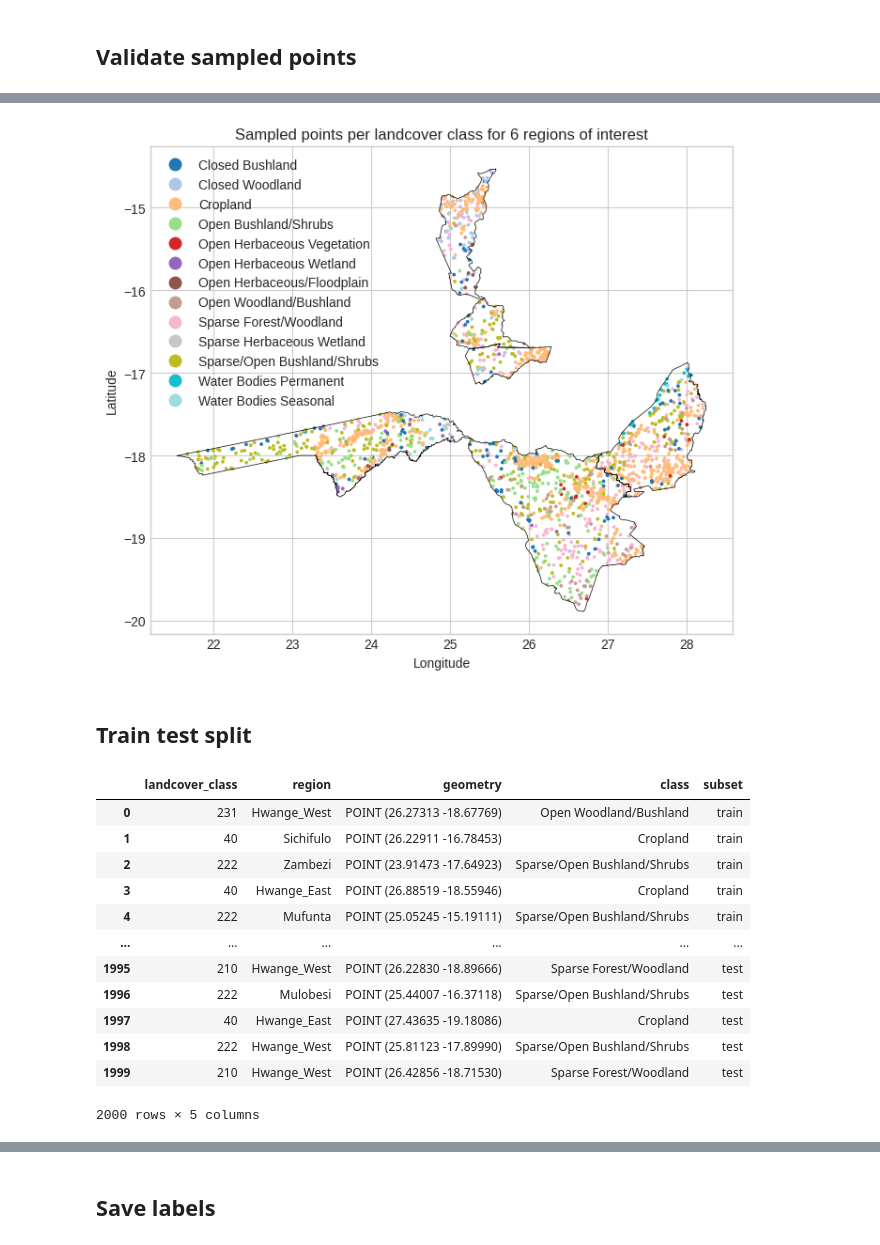
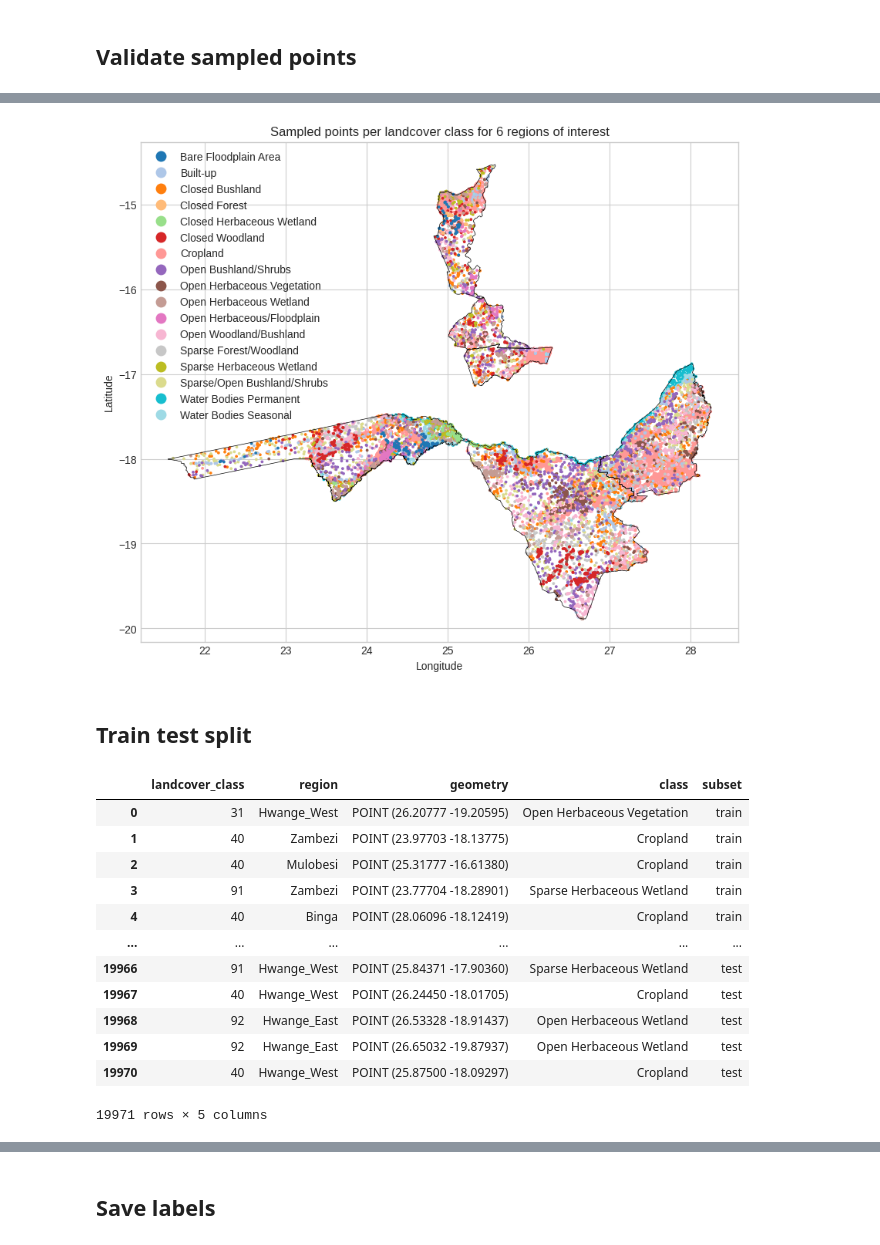
Before and after one commit to alexvmt/farm_plot_detection, a Jupyter notebook: sample_points_from_kaza_landcover_2020.ipynb, the cells around one changed output, grey strips where cells are left out. Saved outputs shown, nothing was run; the diff lists cells and outputs as text; code cells hidden in the pictures.

Commit message:
change sampling procedure

```diff
--- a/sample_points_from_kaza_landcover_2020.ipynb
+++ b/sample_points_from_kaza_landcover_2020.ipynb
@@ -127,6 +182,6 @@ def split_large_regions(polygon, region_geodataframe, region_name, total_area, s
     return west_east
 # %%
 hwange_split_polygon = Polygon([(25, -20), (25, -17.5), (26.5, -17.5), (26.5, -20), (25, -20)])
-hwange_split = split_large_regions(hwange_split_polygon, regions_of_interest, 'Hwange', total_area, samples_per_class)
+hwange_split = split_large_regions(hwange_split_polygon, regions_of_interest, 'Hwange', total_area, n, landcover_mapping)
 hwange_split
 # %% [output]
@@ -221,14 +249,39 @@ def extract_data_from_raster(raster_file_path):
 
     return dataframe
 # %%
-def sample_points(points_dataframe, regions_dataframe, region_name, positive_class):
+def sample_points(points_dataframe, regions_dataframe, region_name, crop_landcover_code, landcover_mapping, n):
 
-    n = regions_dataframe[regions_dataframe['region'] == region_name]['samples_per_class'].values
+    n_points = round(regions_dataframe[regions_dataframe['region'] == region_name]['samples'].values[0] / 2)
 
-    samples_positive_class = points_dataframe[points_dataframe['landcover_class'] == positive_class].sample(n, random_state=seed)
-    samples_negative_class = points_dataframe[points_dataframe['landcover_class'] != positive_class].sample(n, random_state=seed)
+    print('        Sampling {} crop points...'.format(n_points))
+    crop_samples = points_dataframe[points_dataframe['landcover_class'] == crop_landcover_code].sample(n_points, random_state=seed)
 
-    all_samples = pd.concat([samples_positive_class, samples_negative_class], axis=0).reset_index(drop=True)
+    print('        Sampling {} non-crop points...'.format(n_points))
+
+    existing_landcover_codes = list(points_dataframe[~points_dataframe['landcover_class'].isin([crop_landcover_code])]['landcover_class'].unique())
+    existing_landcover_codes.extend([crop_landcover_code])
+    not_existing_landcover_codes = list(landcover_mapping[~landcover_mapping['code'].isin(existing_landcover_codes)]['class'])
+
+    if len(not_existing_landcover_codes) > 0:
+        print('            The following landcover classes do not exist in {}:'.format(region))
+        for landcover_class in not_existing_landcover_codes:
+            print('                {}'.format(landcover_class))
+
+    non_crop_samples = pd.DataFrame()
+    n_points_per_non_crop_landcover_class = round(n_points / len(existing_landcover_codes))
+
+    for code in existing_landcover_codes:
+
+        samples = points_dataframe[points_dataframe['landcover_class'].isin([code])].reset_index(drop=True)
+        total_samples = len(samples)
+
+        if total_samples >= n_points_per_non_crop_landcover_class:
+            non_crop_samples = pd.concat([non_crop_samples, samples.sample(n_points_per_non_crop_landcover_class, random_state=seed)], ignore_index=True)
+        elif total_samples > 0 & total_samples < n_points_per_non_crop_landcover_class:
+            print('            Not enough samples for landcover class {}; using only {} samples instead...'.format(code, total_samples))
+            non_crop_samples = pd.concat([non_crop_samples, samples.sample(total_samples, random_state=seed)], ignore_index=True)
+
+    all_samples = pd.concat([crop_samples, non_crop_samples], axis=0).reset_index(drop=True)
     all_samples['region'] = region_name
 
     return all_samples
@@ -266,12 +319,15 @@ for region in regions:
     df = extract_data_from_raster(os.path.join(raster_path, region.lower() + '.tif'))
 
     print('    Sampling points...')
-    samples = sample_points(df, regions_of_interest, region, positive_class)
+    samples = sample_points(df, regions_of_interest, region, crop_landcover_code, landcover_mapping, n)
 
     print('    Making geodataframe...')
     samples_gdf = make_geodataframe(samples, out_transform)
 
     sampled_points_per_region = pd.concat([sampled_points_per_region, samples_gdf], axis=0)
+
+    print('Processing {} completed.'.format(region))
+    print('\n')
 # %% [output]
 Processing Binga...
     Clipping raster...
@@ -398,37 +507,37 @@ plt.show()
 # %%
-fig, ax = plt.subplots(figsize=(8,8))
+fig, ax = plt.subplots(figsize=(10,10))
 
 regions_of_interest[~regions_of_interest['region'].isin(['Hwange_West', 'Hwange_East'])].exterior.to_crs(epsg=4326).plot(ax=ax, edgecolor='black', linewidth=0.5)
 
 sampled_points_per_region.plot(ax=ax, column='class', markersize=3, categorical=True, legend=True, label='class', cmap='tab20')
 
 plt.xlabel('Longitude')
 plt.ylabel('Latitude')
 plt.title('Sampled points per landcover class for 6 regions of interest')
 
 plt.show()
 # %% [output]
-[figure, old version]
+[figure, new version]
 # %% [markdown]
 ## Train test split
 # %%
 sampled_points_per_region = sampled_points_per_region.sample(frac=1, random_state=seed).reset_index(drop=True)
-sampled_points_per_region['subset'] = ['train'] * int(len(sampled_points_per_region) * 0.8) + ['test'] * int(len(sampled_points_per_region) * 0.2)
+sampled_points_per_region['subset'] = ['train'] * round(len(sampled_points_per_region) * 0.8) + ['test'] * round(len(sampled_points_per_region) * 0.2)
 sampled_points_per_region
 # %% [output]
 |  | landcover_class | region | geometry | class | subset |
-| 0 | 231 | Hwange_West | POINT (26.27313 -18.67769) | Open Woodland/Bushland | train |
-| 1 | 40 | Sichifulo | POINT (26.22911 -16.78453) | Cropland | train |
-| 2 | 222 | Zambezi | POINT (23.91473 -17.64923) | Sparse/Open Bushland/Shrubs | train |
-| 3 | 40 | Hwange_East | POINT (26.88519 -18.55946) | Cropland | train |
-| 4 | 222 | Mufunta | POINT (25.05245 -15.19111) | Sparse/Open Bushland/Shrubs | train |
+| 0 | 31 | Hwange_West | POINT (26.20777 -19.20595) | Open Herbaceous Vegetation | train |
+| 1 | 40 | Zambezi | POINT (23.97703 -18.13775) | Cropland | train |
+| 2 | 40 | Mulobesi | POINT (25.31777 -16.61380) | Cropland | train |
+| 3 | 91 | Zambezi | POINT (23.77704 -18.28901) | Sparse Herbaceous Wetland | train |
+| 4 | 40 | Binga | POINT (28.06096 -18.12419) | Cropland | train |
 | ... | ... | ... | ... | ... | ... |
-| 1995 | 210 | Hwange_West | POINT (26.22830 -18.89666) | Sparse Forest/Woodland | test |
-| 1996 | 222 | Mulobesi | POINT (25.44007 -16.37118) | Sparse/Open Bushland/Shrubs | test |
-| 1997 | 40 | Hwange_East | POINT (27.43635 -19.18086) | Cropland | test |
-| 1998 | 222 | Hwange_West | POINT (25.81123 -17.89990) | Sparse/Open Bushland/Shrubs | test |
-| 1999 | 210 | Hwange_West | POINT (26.42856 -18.71530) | Sparse Forest/Woodland | test |
+| 19966 | 91 | Hwange_West | POINT (25.84371 -17.90360) | Sparse Herbaceous Wetland | test |
+| 19967 | 40 | Hwange_West | POINT (26.24450 -18.01705) | Cropland | test |
+| 19968 | 92 | Hwange_East | POINT (26.53328 -18.91437) | Open Herbaceous Wetland | test |
+| 19969 | 92 | Hwange_East | POINT (26.65032 -19.87937) | Open Herbaceous Wetland | test |
+| 19970 | 40 | Hwange_West | POINT (25.87500 -18.09297) | Cropland | test |
-2000 rows × 5 columns
+19971 rows × 5 columns
 # %%
 sampled_points_per_region['subset'].value_counts()
 # %% [output]
```
Also changed, not shown: parts of 34 cells of this notebook.
